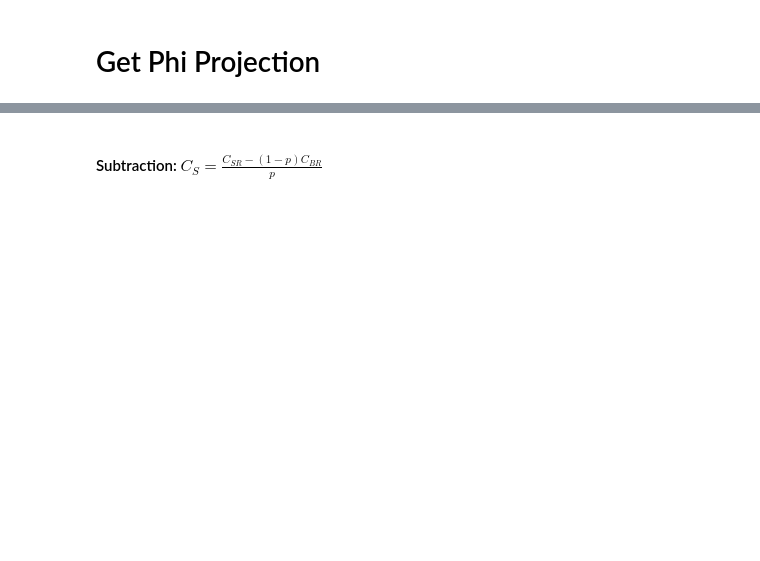
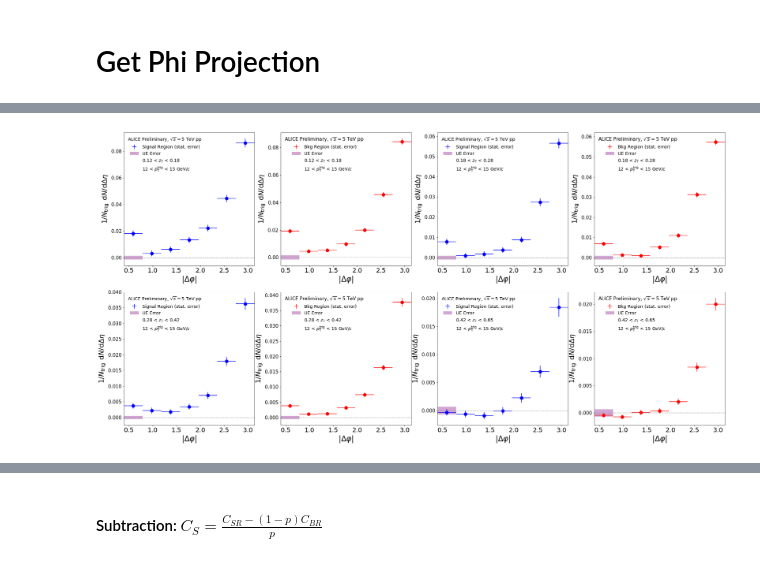
Before and after one commit to miguelignacio/CorrelationAnalysis, a Jupyter notebook: NtupleAnalysis/correlation.ipynb, the cells around one changed output, grey strips where cells are left out. Cells and saved outputs as stored; diff of their text form; code cells hidden in the pictures; blank space fills up the shorter version.

```diff
--- a/NtupleAnalysis/correlation.ipynb
+++ b/NtupleAnalysis/correlation.ipynb
@@ -429 +214,12 @@ GetLE_Val(LE)
+# %%
+def GetLE_Val( LE_Phi_Array, LE_Error_Array):
+    LE_temp = LE_Phi_Array[:3]
+    LE_value = LE_temp.mean()
+
+    LE_temp_error = LE_Error_Array[:3]**2
+    LE_Error = LE_temp_error.sum()
+    LE_Error = math.sqrt(LE_Error)
+    LE_Error = LE_Error/len(LE_temp_error)
+
+    return LE_value, LE_Error
 # %% [markdown]
@@ -1015,5 +228,0 @@ def Get_Assym_Error(filename,prfx,doZYAM=True, doSubtraction=True, DoSys=False):
-# %%
-File = 'InputData/13def_4L_SE_L0_Correlation_GMB_Ratio.root'
-prfx = '13def'
-#File = "InputData/13de_4L_SE_Correlation_GMB_Ratio.root"
-#FF_Assym, Eff_Assym = Get_Assym_Error(File,prfx,True,True,True)
@@ -1274,0 +510,71 @@ print MC_Systematic
+# %%
+fsize = 20
+for sys,ifile in zip(Systems,Files):
+
+    if (sys == "p-Pb"):
+        SYS = "pPb" #can't have -
+    else:
+        SYS=sys
+
+    fig = plt.figure(figsize=(34,17))
+    for ipt in range (3):
+        if (ipt > 0): continue
+        ipt = ipt+2
+        for izt in range (2,6):
+            ztb = izt-2
+#sig
+            ax = fig.add_subplot(2,4,(2*ztb+1))
+            ax.plot(delta_phi_centers,vars()["%s_CSR"%(SYS)][ztb],'bo',ms=10)
+            s_plot = ax.errorbar(delta_phi_centers,vars()["%s_CSR"%(SYS)][ztb],xerr=phi_width,
+                yerr=vars()["%s_CSR_Errors"%(SYS)][ztb],fmt=None,ecolor='b',label='Signal Region (stat. error)')
+
+            UE_Band = ax.fill_between(ue_error_bar,-vars()["%s_LE_Error"%(SYS)][ztb],
+                vars()["%s_LE_Error"%(SYS)][ztb],facecolor='purple',alpha=0.35)
+
+            plt.axhline(y=0,color='gray',linestyle='--',linewidth=1.3,alpha=0.8)
+
+
+            plt.xlabel(r'|$\Delta \varphi$|',fontsize=fsize+4)
+            plt.xticks(fontsize=(fsize))
+            plt.xlim((0.39269908169872414,3.14159))
+            plt.ylabel(r'$1/N_{\mathrm{trig}} \: \: \mathrm{d}N/\mathrm{d}\Delta\eta$',fontsize=fsize+2)
+            empt, = ax.plot([], [], ' ')
+            empt2, = ax.plot([],[],' ')
+            plt.yticks(fontsize=fsize-5)
+
+            leg = ax.legend([s_plot,UE_Band,empt,empt2],['Signal Region (stat. error)',"UE Error",r'%1.2f < $z_\mathrm{T}$ < %1.2f'
+                %(zTbins[izt],zTbins[izt+1]),r'12 < $p_\mathrm{T}^{\mathrm{trig}}$ < 15 GeV/$c$'],
+                loc='best',title = "Alice Preliminary %s 5 TeV",fontsize=14,frameon=False,numpoints=1)
+
+            if (sys == 'pp'):
+                leg.set_title("ALICE Preliminary, $\sqrt{s}=$5 TeV %s"%(sys))
+            else:
+                leg.set_title("ALICE Preliminary, $\sqrt{s_{\mathrm{_{NN}}}}=$5 TeV %s"%(sys))
+            plt.setp(leg.get_title(),fontsize=14)
+
+
+            #bkg
+            ax = fig.add_subplot(2,4,(2*ztb+2))
+            plt.xlabel(r'|$\Delta \varphi$|',fontsize=fsize+4)
+            plt.xticks(fontsize=(fsize))
+            plt.xlim((0.39269908169872414,3.14159))
+            plt.ylabel(r'$1/N_{\mathrm{trig}} \: \: \mathrm{d}N/\mathrm{d}\Delta\eta$',fontsize=fsize+2)
+            plt.yticks(fontsize=fsize-5)
+
+            ax.plot(delta_phi_centers,vars()["%s_CBR"%(SYS)][ztb],'ro',ms=10)
+            b_plot = ax.errorbar(delta_phi_centers,vars()["%s_CBR"%(SYS)][ztb],xerr=phi_width,yerr=vars()["%s_CBR_Errors"%(SYS)][ztb],fmt=None,ecolor='r')
+            UE_Band = ax.fill_between(ue_error_bar,-vars()["%s_LE_Error"%(SYS)][ztb],vars()["%s_LE_Error"%(SYS)][ztb],facecolor='purple',alpha=0.35)
+            plt.axhline(y=0,color='gray',linestyle='--',linewidth=1.3,alpha=0.8)
+
+
+            leg = ax.legend([b_plot,UE_Band,empt,empt2],['Bkg Region (stat. error)',"UE Error",r'%1.2f < $z_\mathrm{T}$ < %1.2f'
+                %(zTbins[izt],zTbins[izt+1]),r'12 < $p_\mathrm{T}^{\mathrm{trig}}$ < 15 GeV/$c$'],
+                loc='best',fontsize=14,frameon=False,numpoints=1)
+            if (sys == 'pp'):
+                leg.set_title("ALICE Preliminary, $\sqrt{s}=$5 TeV %s"%(sys))
+            else:
+                leg.set_title("ALICE Preliminary, $\sqrt{s_{\mathrm{_{NN}}}}=$5 TeV %s"%(sys))
+            plt.setp(leg.get_title(),fontsize=15)
+            fig.savefig('pics/%s_Gamma_hadron_UE_zT_%i.pdf'%(sys,izt), bbox_inches='tight')
+# %% [output]
+[figure, added]
```
Also changed, not shown: parts of 85 cells of this notebook, 11 other files.
